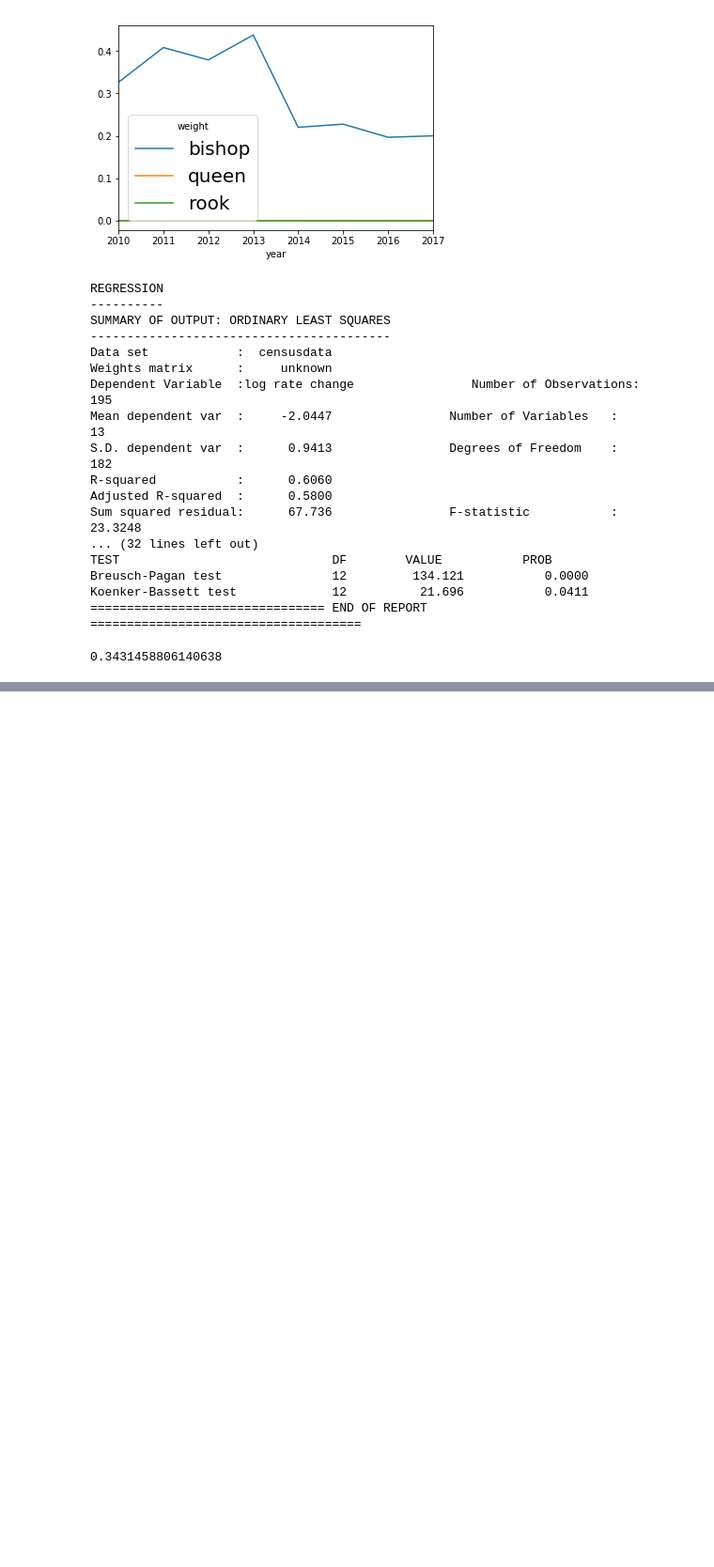
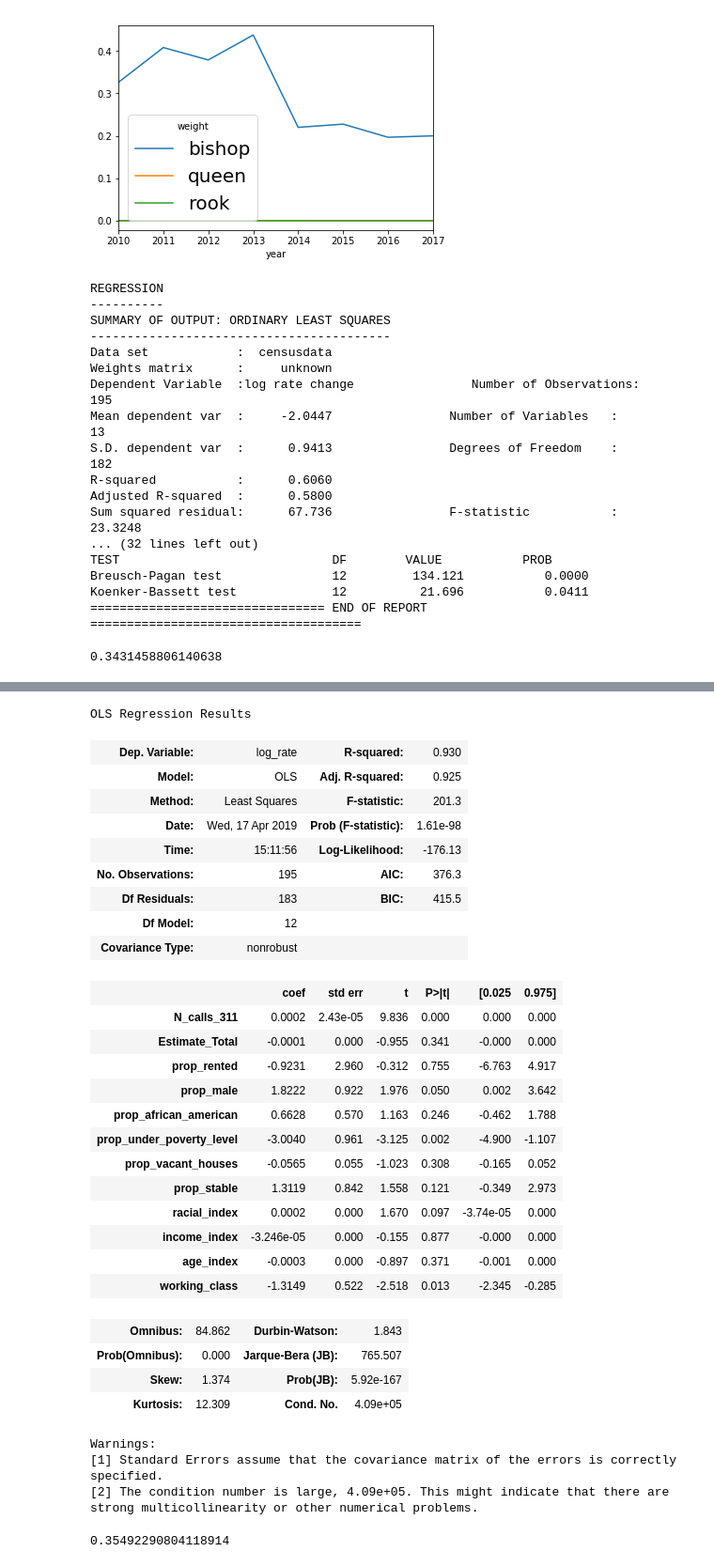
Before and after one commit to zhiwei-kou/sf-crime, a Jupyter notebook: code/python_modeling/0_Load_Spatial_Data_and_create_with_R.ipynb, the cells around one changed output, grey strips where cells are left out. Shown at 94% size. Saved outputs shown, nothing was run; the diff lists cells and outputs as text; code cells hidden in the pictures; blank space fills up the shorter version.

Commit message:
baseline models

```diff
--- a/code/python_modeling/0_Load_Spatial_Data_and_create_with_R.ipynb
+++ b/code/python_modeling/0_Load_Spatial_Data_and_create_with_R.ipynb
@@ -715,0 +774,44 @@ print(mse_lr_spy)
+# %%
+## sdkfs
+X_train2016 = yearly_data2.query('year==2016')[x_cols]
+Y_train2016 = yearly_data2.query('year==2016')['log_rate']
+lr2016 = OLS(Y_train2016,X_train2016).fit()
+lr2016.summary()
+# %% [output]
+OLS Regression Results
+| Dep. Variable: | log_rate | R-squared: | 0.930 |
+| Model: | OLS | Adj. R-squared: | 0.925 |
+| Method: | Least Squares | F-statistic: | 201.3 |
+| Date: | Wed, 17 Apr 2019 | Prob (F-statistic): | 1.61e-98 |
+| Time: | 15:11:56 | Log-Likelihood: | -176.13 |
+| No. Observations: | 195 | AIC: | 376.3 |
+| Df Residuals: | 183 | BIC: | 415.5 |
+| Df Model: | 12 |  |  |
+| Covariance Type: | nonrobust |  |  |
+|  | coef | std err | t | P>|t| | [0.025 | 0.975] |
+| N_calls_311 | 0.0002 | 2.43e-05 | 9.836 | 0.000 | 0.000 | 0.000 |
+| Estimate_Total | -0.0001 | 0.000 | -0.955 | 0.341 | -0.000 | 0.000 |
+| prop_rented | -0.9231 | 2.960 | -0.312 | 0.755 | -6.763 | 4.917 |
+| prop_male | 1.8222 | 0.922 | 1.976 | 0.050 | 0.002 | 3.642 |
+| prop_african_american | 0.6628 | 0.570 | 1.163 | 0.246 | -0.462 | 1.788 |
+| prop_under_poverty_level | -3.0040 | 0.961 | -3.125 | 0.002 | -4.900 | -1.107 |
+| prop_vacant_houses | -0.0565 | 0.055 | -1.023 | 0.308 | -0.165 | 0.052 |
+| prop_stable | 1.3119 | 0.842 | 1.558 | 0.121 | -0.349 | 2.973 |
+| racial_index | 0.0002 | 0.000 | 1.670 | 0.097 | -3.74e-05 | 0.000 |
+| income_index | -3.246e-05 | 0.000 | -0.155 | 0.877 | -0.000 | 0.000 |
+| age_index | -0.0003 | 0.000 | -0.897 | 0.371 | -0.001 | 0.000 |
+| working_class | -1.3149 | 0.522 | -2.518 | 0.013 | -2.345 | -0.285 |
+| Omnibus: | 84.862 | Durbin-Watson: | 1.843 |
+| Prob(Omnibus): | 0.000 | Jarque-Bera (JB): | 765.507 |
+| Skew: | 1.374 | Prob(JB): | 5.92e-167 |
+| Kurtosis: | 12.309 | Cond. No. | 4.09e+05 |
+Warnings:
+[1] Standard Errors assume that the covariance matrix of the errors is correctly specified.
+[2] The condition number is large, 4.09e+05. This might indicate that there are
+strong multicollinearity or other numerical problems.
+# %%
+Y_pred_lr = lr2016.predict(X_test.drop('intercept', axis=1))
+mse_lr2 = mean_squared_error(Y_test, Y_pred_lr)
+print(mse_lr2)
+# %% [output]
+0.35492290804118914
```
Also changed, not shown: parts of 7 cells of this notebook.
